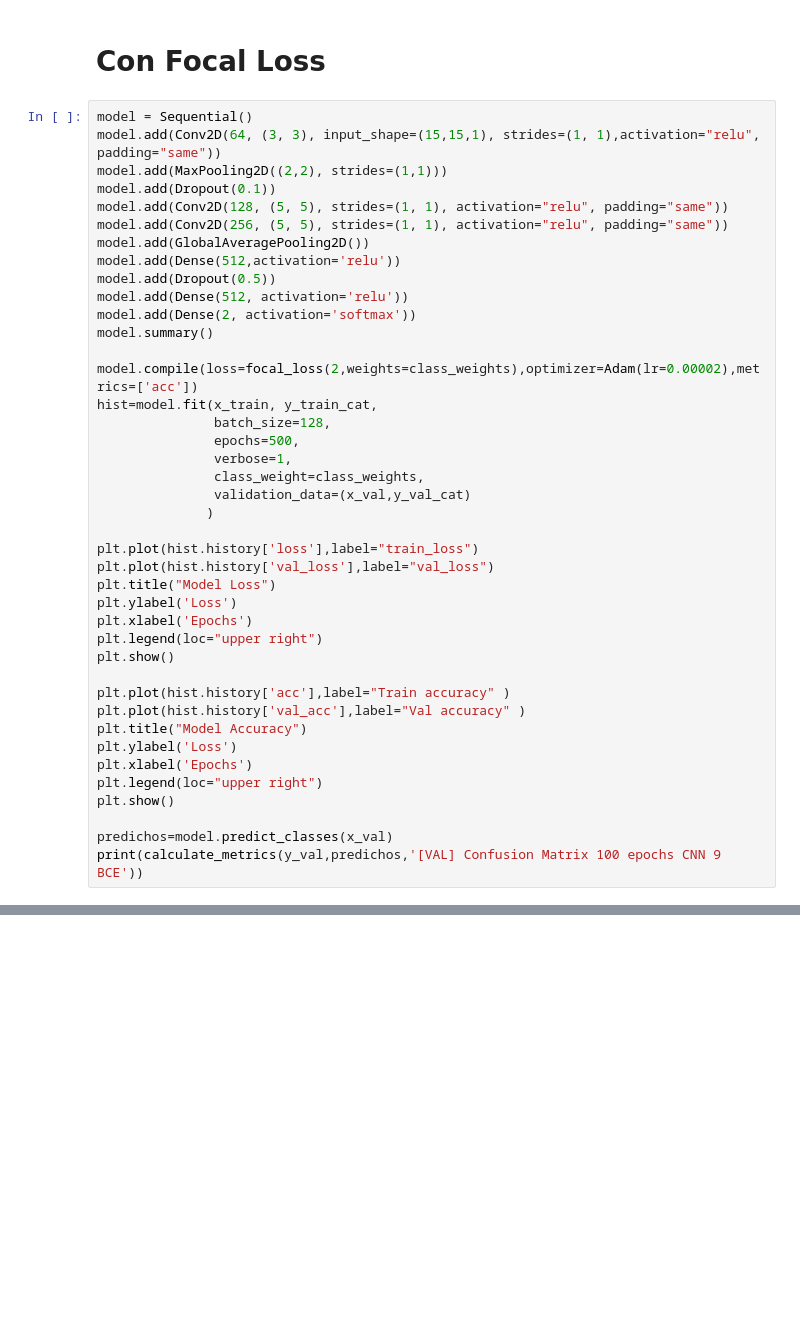
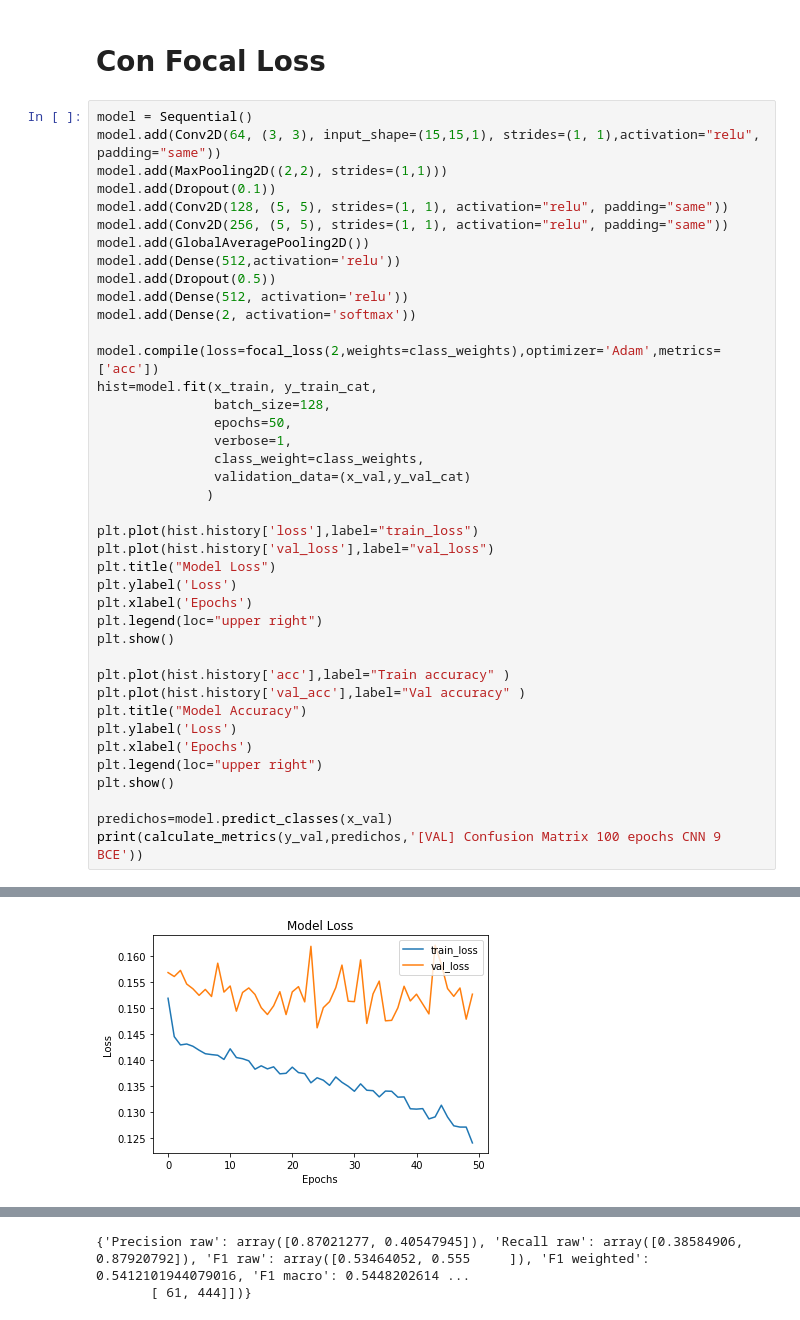
Before and after one commit to harel-coffee/PIIC19-auto, a Jupyter notebook: code/obj1/pruebas_cnn_gabo.ipynb, the cells around one changed output, grey strips where cells are left out. Cells and saved outputs as stored; diff of their text form; blank space fills up the shorter version.

Commit message:
modelos gabriel

```diff
--- a/code/obj1/pruebas_cnn_gabo.ipynb
+++ b/code/obj1/pruebas_cnn_gabo.ipynb
@@ -693,12 +679,11 @@ model.add(Dense(512,activation='relu'))
 model.add(Dropout(0.5))
 model.add(Dense(512, activation='relu'))
 model.add(Dense(2, activation='softmax'))
-model.summary()
 
-model.compile(loss=focal_loss(2,weights=class_weights),optimizer=Adam(lr=0.00002),metrics=['acc'])
+model.compile(loss=focal_loss(2,weights=class_weights),optimizer='Adam',metrics=['acc'])
 hist=model.fit(x_train, y_train_cat,
                batch_size=128,
-               epochs=500,
+               epochs=50,
                verbose=1,
                class_weight=class_weights,
                validation_data=(x_val,y_val_cat)
@@ -742,0 +728 @@ Epoch 150/500
+[figure, added]
@@ -743,0 +738,2 @@ KeyboardInterrupt:
+{'Precision raw': array([0.87021277, 0.40547945]), 'Recall raw': array([0.38584906, 0.87920792]), 'F1 raw': array([0.53464052, 0.555     ]), 'F1 weighted': 0.5412101944079016, 'F1 macro': 0.5448202614 ...
+       [ 61, 444]])}
```
Also changed, not shown: parts of 2 cells of this notebook.
